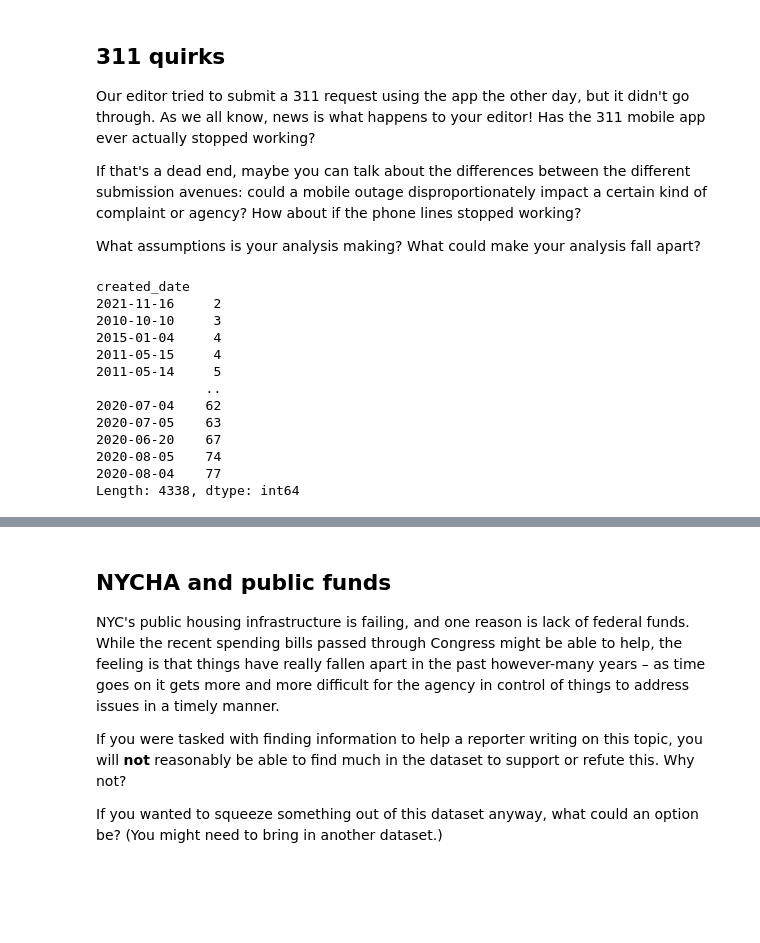
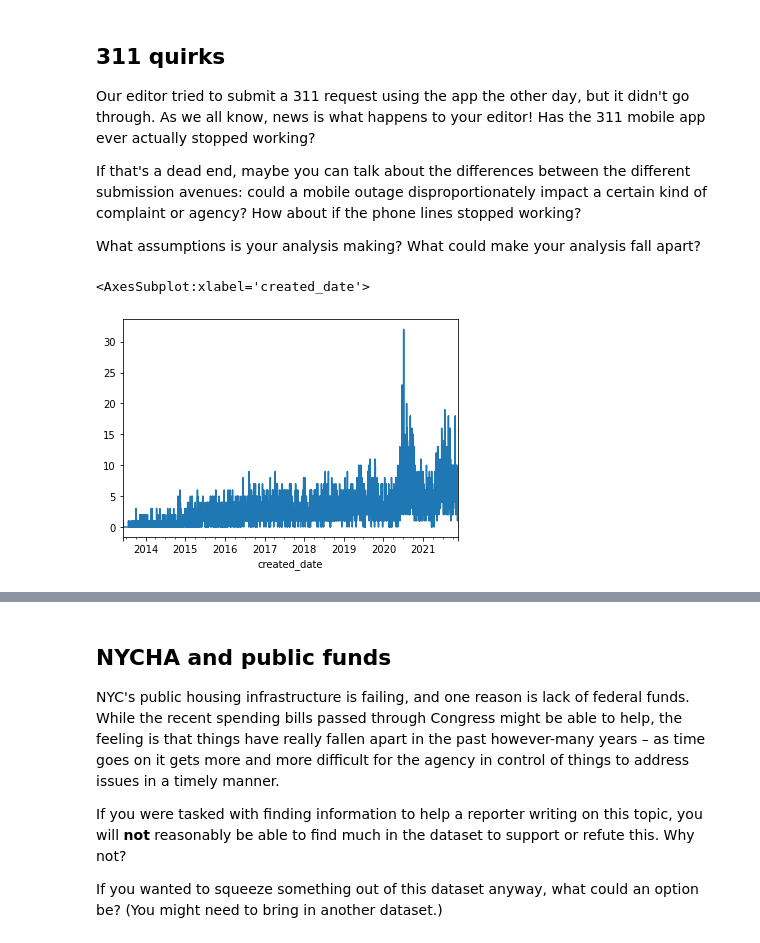
Before and after one commit to luizftoledo/07-homework---only-python-files, a Jupyter notebook: 311 Data Analysis.ipynb, the cells around one changed output, grey strips where cells are left out. Cells and saved outputs as stored; diff of their text form; code cells hidden in the pictures; blank space fills up the shorter version.

```diff
--- a/311 Data Analysis.ipynb
+++ b/311 Data Analysis.ipynb
@@ -940,18 +940,9 @@ What assumptions is your analysis making? What could make your analysis fall apa
 # %%
 #im not sure about how to do this but i would have to find the days with zero complaints in a specific year, both for mobile and phone
 
-df.resample('D', on='created_date').size().sort_values()
+df_mobile = df[df.open_data_channel_type == 'MOBILE']
+
+df_mobile.resample('D', on='created_date').size().plot()
 # %% [output]
-created_date
-2021-11-16     2
-2010-10-10     3
-2015-01-04     4
-2011-05-15     4
-2011-05-14     5
-              ..
-2020-07-04    62
-2020-07-05    63
-2020-06-20    67
-2020-08-05    74
-2020-08-04    77
-Length: 4338, dtype: int64
+<AxesSubplot:xlabel='created_date'>
+[figure, added]
```
Also changed, not shown: parts of 1 cell of this notebook.
